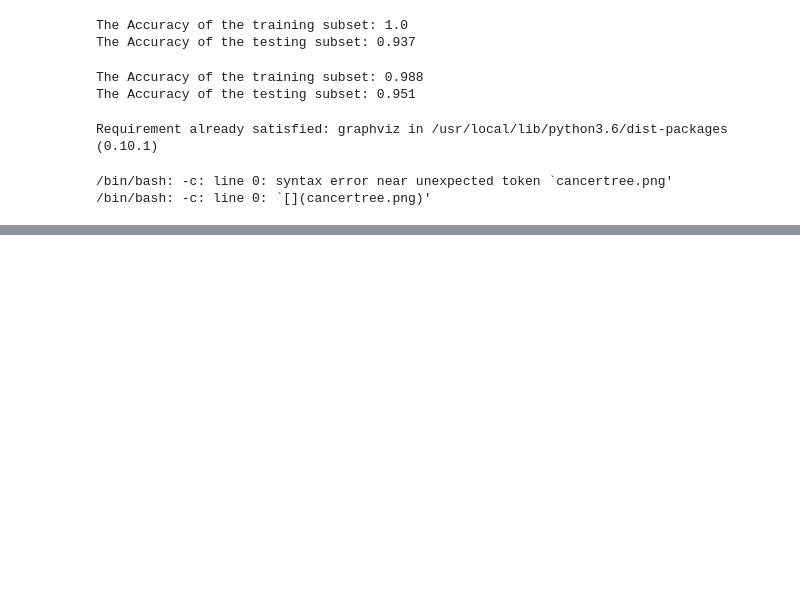
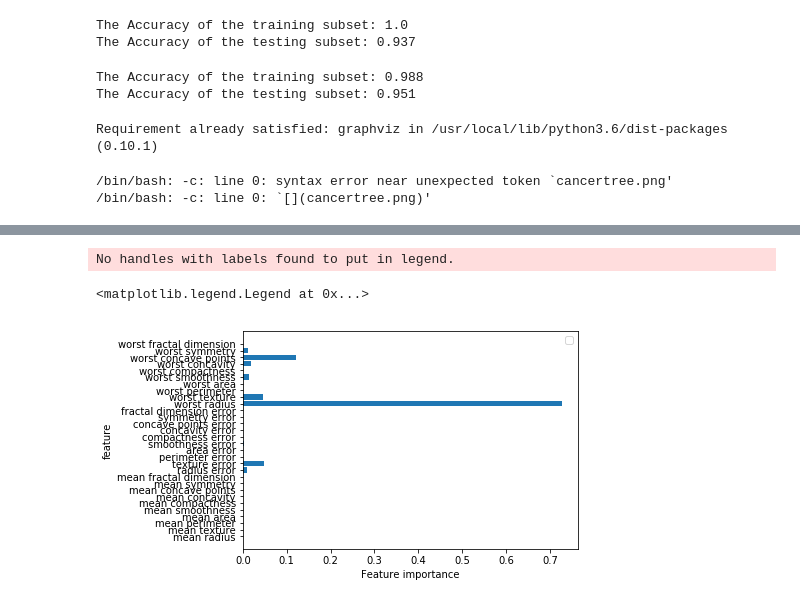
Before and after one commit to franckalain/Machine-learning-Projects, a Jupyter notebook: Scikit Learn/Decision_Trees.ipynb, the cells around one changed output, grey strips where cells are left out. Cells and saved outputs as stored; diff of their text form; code cells hidden in the pictures; blank space fills up the shorter version.

```diff
--- a/Scikit Learn/Decision_Trees.ipynb
+++ b/Scikit Learn/Decision_Trees.ipynb
@@ -62,0 +88,11 @@ export_graphviz(tree, out_file = 'cancertree.dot', class_names = ['malignant', '
+# %%
+n_features = cancer.data.shape[1]
+plt.barh(range(n_features), tree.feature_importances_, align = 'center')
+plt.yticks(np.arange(n_features), cancer.feature_names)
+plt.xlabel('Feature importance')
+plt.ylabel('feature')
+plt.legend()
+# %% [output]
+No handles with labels found to put in legend.
+<matplotlib.legend.Legend at 0x...>
+[figure, added]
```
Also changed, not shown: parts of 5 cells of this notebook.
